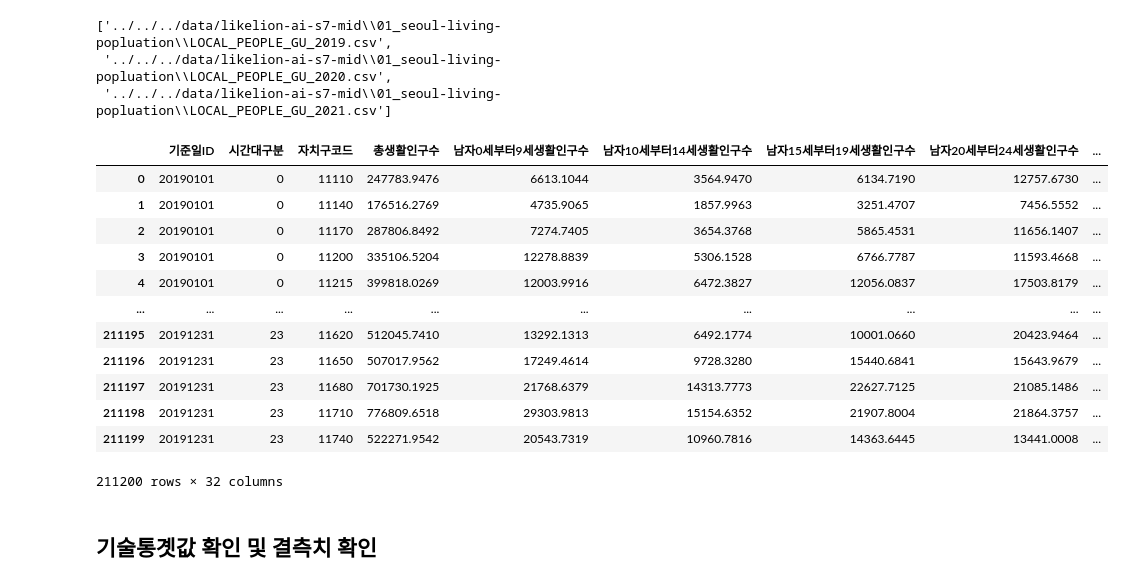
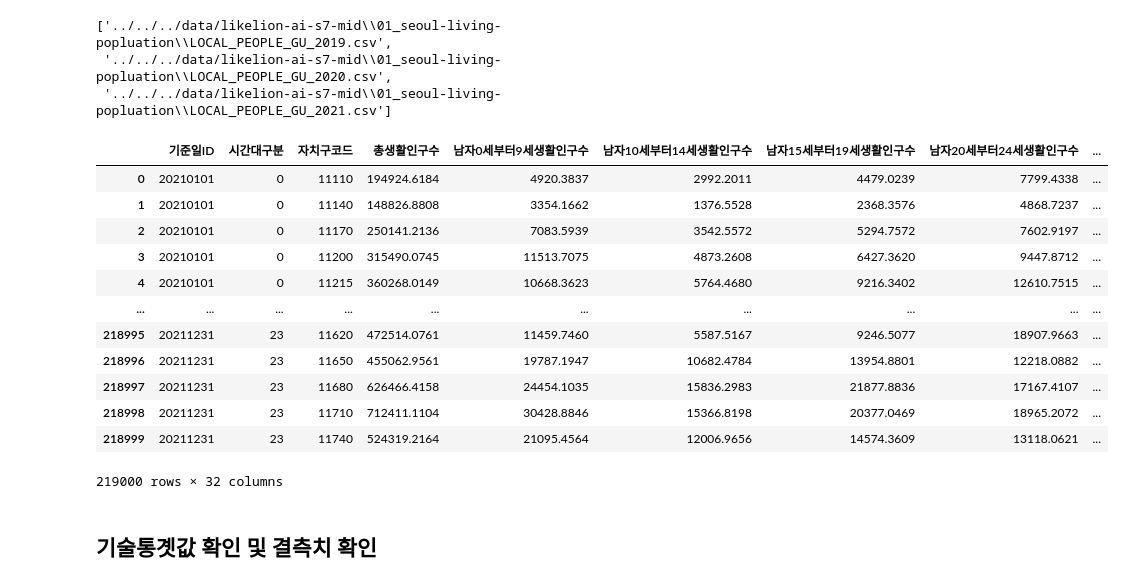
Before and after one commit to cryptnomy/likelion-ai-s7-mid, a Jupyter notebook: src/hypothesis-one-gt.ipynb, the cells around one changed output. Cells and saved outputs as stored; diff of their text form; code cells hidden in the pictures.

```diff
--- a/src/hypothesis-one-gt.ipynb
+++ b/src/hypothesis-one-gt.ipynb
@@ -16,22 +19,22 @@ files
  '../../../data/likelion-ai-s7-mid\\01_seoul-living-popluation\\LOCAL_PEOPLE_GU_2020.csv',
  '../../../data/likelion-ai-s7-mid\\01_seoul-living-popluation\\LOCAL_PEOPLE_GU_2021.csv']
 # %%
-data = pd.read_csv(files[0], index_col=False, encoding='cp949')
+data = pd.read_csv(files[2], index_col=False, encoding='cp949')
 data
 # %% [output]
 |  | 기준일ID | 시간대구분 | 자치구코드 | 총생활인구수 | 남자0세부터9세생활인구수 | 남자10세부터14세생활인구수 | 남자15세부터19세생활인구수 | 남자20세부터24세생활인구수 | ... |
-| 0 | 20190101 | 0 | 11110 | 247783.9476 | 6613.1044 | 3564.9470 | 6134.7190 | 12757.6730 | ... |
-| 1 | 20190101 | 0 | 11140 | 176516.2769 | 4735.9065 | 1857.9963 | 3251.4707 | 7456.5552 | ... |
-| 2 | 20190101 | 0 | 11170 | 287806.8492 | 7274.7405 | 3654.3768 | 5865.4531 | 11656.1407 | ... |
-| 3 | 20190101 | 0 | 11200 | 335106.5204 | 12278.8839 | 5306.1528 | 6766.7787 | 11593.4668 | ... |
-| 4 | 20190101 | 0 | 11215 | 399818.0269 | 12003.9916 | 6472.3827 | 12056.0837 | 17503.8179 | ... |
+| 0 | 20210101 | 0 | 11110 | 194924.6184 | 4920.3837 | 2992.2011 | 4479.0239 | 7799.4338 | ... |
+| 1 | 20210101 | 0 | 11140 | 148826.8808 | 3354.1662 | 1376.5528 | 2368.3576 | 4868.7237 | ... |
+| 2 | 20210101 | 0 | 11170 | 250141.2136 | 7083.5939 | 3542.5572 | 5294.7572 | 7602.9197 | ... |
+| 3 | 20210101 | 0 | 11200 | 315490.0745 | 11513.7075 | 4873.2608 | 6427.3620 | 9447.8712 | ... |
+| 4 | 20210101 | 0 | 11215 | 360268.0149 | 10668.3623 | 5764.4680 | 9216.3402 | 12610.7515 | ... |
 | ... | ... | ... | ... | ... | ... | ... | ... | ... | ... |
-| 211195 | 20191231 | 23 | 11620 | 512045.7410 | 13292.1313 | 6492.1774 | 10001.0660 | 20423.9464 | ... |
-| 211196 | 20191231 | 23 | 11650 | 507017.9562 | 17249.4614 | 9728.3280 | 15440.6841 | 15643.9679 | ... |
-| 211197 | 20191231 | 23 | 11680 | 701730.1925 | 21768.6379 | 14313.7773 | 22627.7125 | 21085.1486 | ... |
-| 211198 | 20191231 | 23 | 11710 | 776809.6518 | 29303.9813 | 15154.6352 | 21907.8004 | 21864.3757 | ... |
-| 211199 | 20191231 | 23 | 11740 | 522271.9542 | 20543.7319 | 10960.7816 | 14363.6445 | 13441.0008 | ... |
+| 218995 | 20211231 | 23 | 11620 | 472514.0761 | 11459.7460 | 5587.5167 | 9246.5077 | 18907.9663 | ... |
+| 218996 | 20211231 | 23 | 11650 | 455062.9561 | 19787.1947 | 10682.4784 | 13954.8801 | 12218.0882 | ... |
+| 218997 | 20211231 | 23 | 11680 | 626466.4158 | 24454.1035 | 15836.2983 | 21877.8836 | 17167.4107 | ... |
+| 218998 | 20211231 | 23 | 11710 | 712411.1104 | 30428.8846 | 15366.8198 | 20377.0469 | 18965.2072 | ... |
+| 218999 | 20211231 | 23 | 11740 | 524319.2164 | 21095.4564 | 12006.9656 | 14574.3609 | 13118.0621 | ... |
-211200 rows × 32 columns
+219000 rows × 32 columns
 # %% [markdown]
 ## 기술통곗값 확인 및 결측치 확인
 # %%
```
Also changed, not shown: parts of 49 cells of this notebook.
